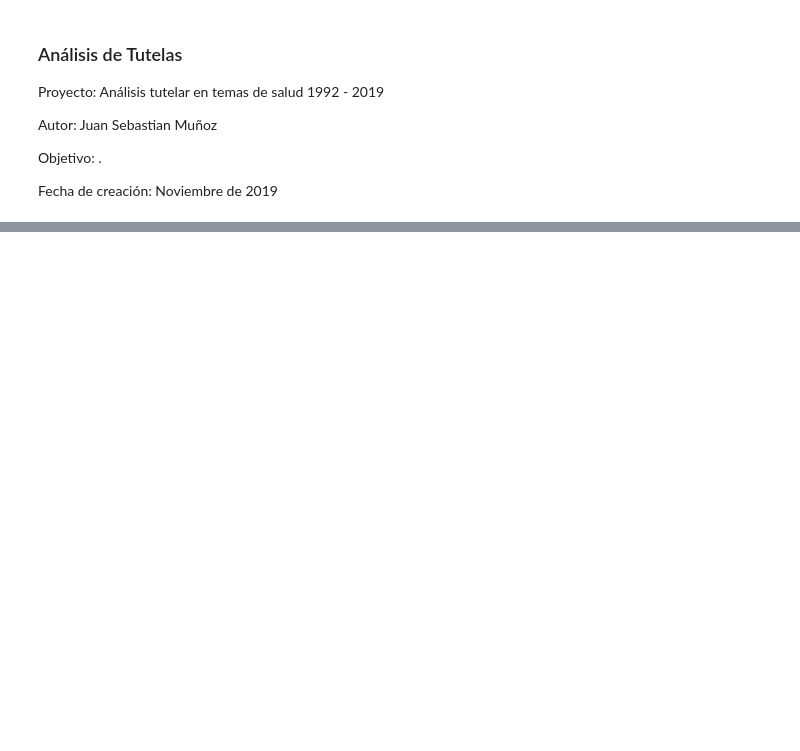
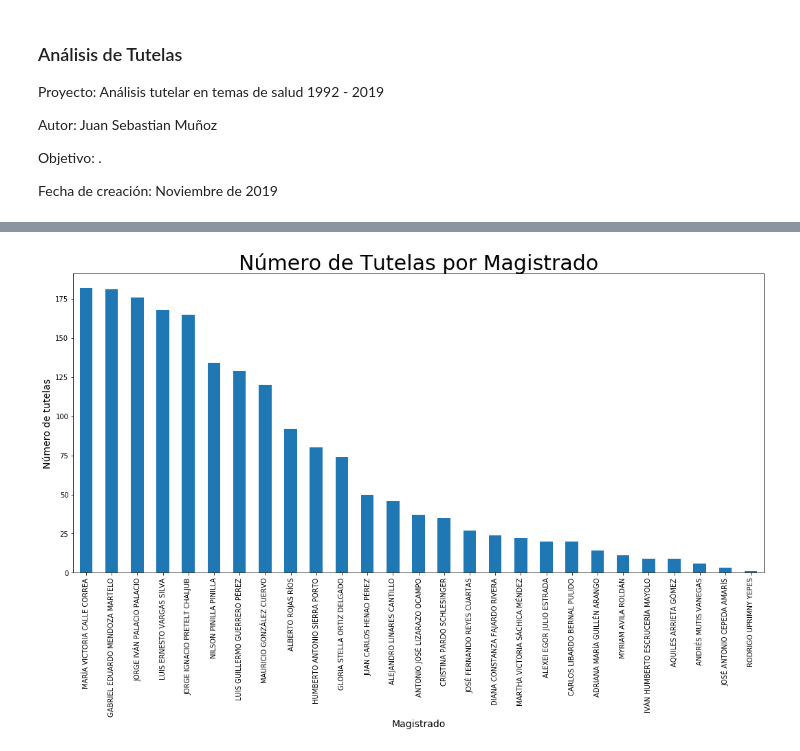
Before and after one commit to Juansemv/MCPP_juan.munoz, a Jupyter notebook: Proyecto final/Análisis de Tutelas.ipynb, the cells around one changed output, grey strips where cells are left out. Drawn from its saved outputs; the diff is of its cells as text; code cells hidden in the pictures; blank space fills up the shorter version.

```diff
--- a/Proyecto final/Análisis de Tutelas.ipynb
+++ b/Proyecto final/Análisis de Tutelas.ipynb
@@ -39,0 +139,3 @@ plt.savefig('images/line_month.png')
+# %%
+Magistrado = Tutelas['Magistrado_Ponente'].value_counts()
+Magistrado
@@ -39,0 +160,8 @@ plt.savefig('images/line_month.png')
+# %%
+Magistrado.plot.bar()
+plt.title("Número de Tutelas por Magistrado", fontdict={'fontsize': 30})
+plt.ylabel("Número de tutelas", fontdict={'fontsize': 14})
+plt.xlabel("Magistrado", fontdict={'fontsize': 14});
+#plt.savefig('images/bar_month.png')
+# %% [output]
+[figure, added]
```
Also changed, not shown: parts of 12 cells of this notebook, 2 other files.
